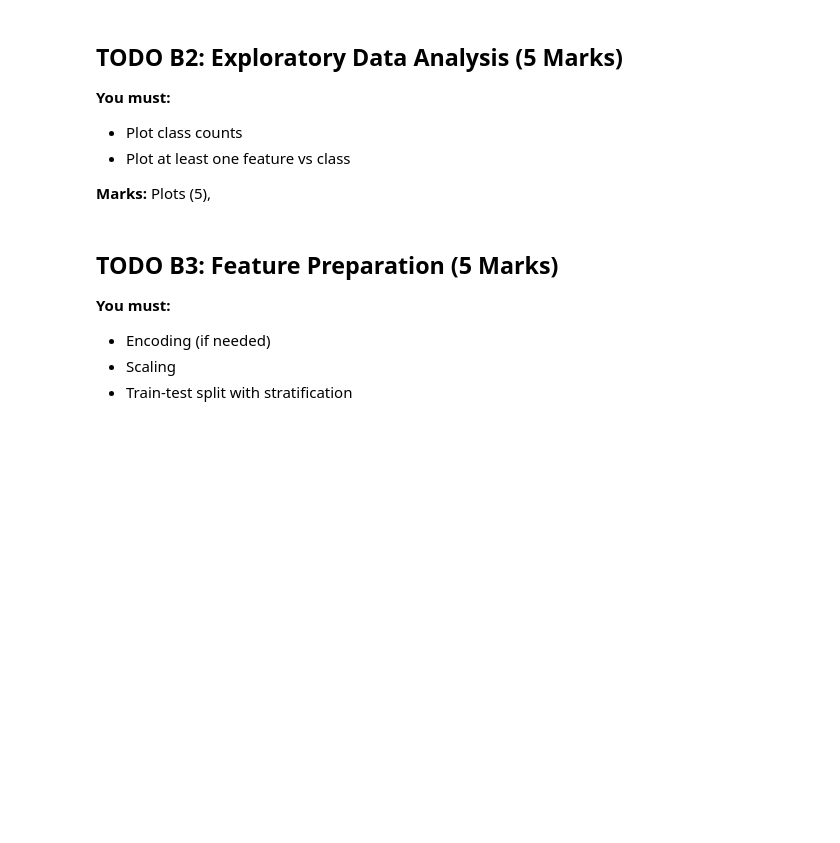
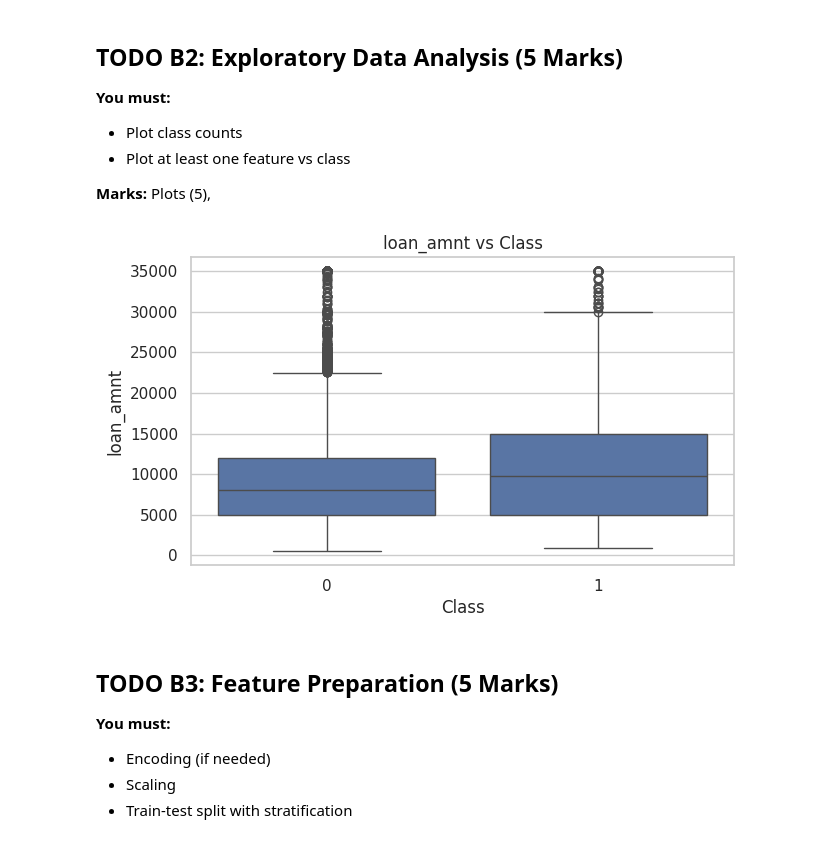
Before and after one commit to iamnaymur/ml_meta_learning, a Jupyter notebook: Copy_of_AI_ML_Assignment_3_Module_19.ipynb, the cells around one changed output. Drawn from its saved outputs; the diff is of its cells as text; code cells hidden in the pictures; blank space fills up the shorter version.

```diff
--- a/Copy_of_AI_ML_Assignment_3_Module_19.ipynb
+++ b/Copy_of_AI_ML_Assignment_3_Module_19.ipynb
@@ -432,3 +424,28 @@ Majority/Minority ratio: 3.50:1
+# %%
+# # TODO: Classification EDA
+
+# plt.figure(figsize=(6, 4))
+
+# sns.countplot(x=y_class)
+
+# plt.title("Class Distribution")
+# plt.xlabel("Class")
+# plt.ylabel("Count")
+# plt.show()
+
+plt.figure(figsize=(7, 4))
+
+sns.boxplot(
+    x=y_class,
+    y=X_class["loan_amnt"]
+)
+
+plt.title("loan_amnt vs Class")
+plt.xlabel("Class")
+plt.ylabel("loan_amnt")
+plt.show()
+# %% [output]
+[figure, added]
 # %% [markdown]
 ## TODO B3: Feature Preparation (5 Marks)
 **You must:**
```
Also changed, not shown: parts of 5 cells of this notebook.
